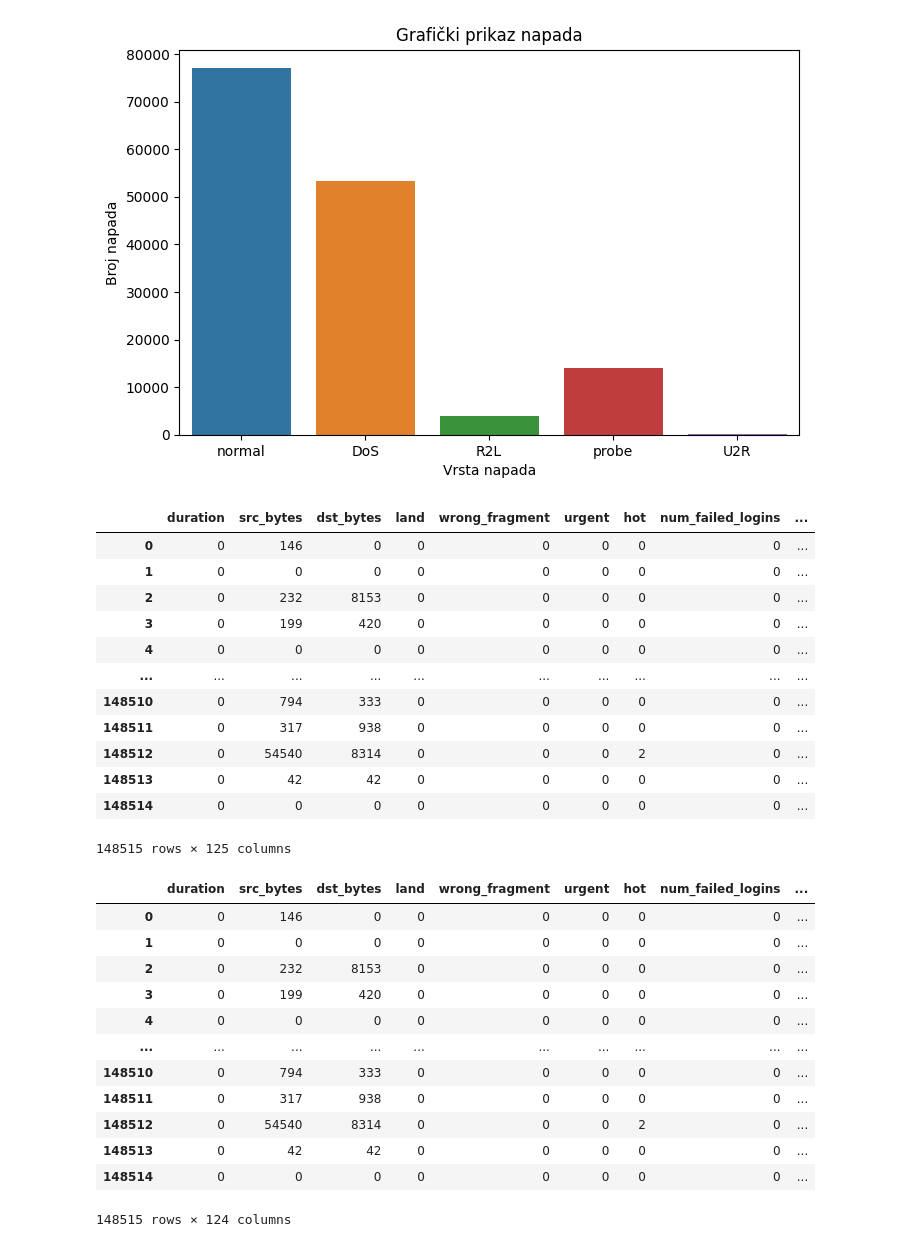
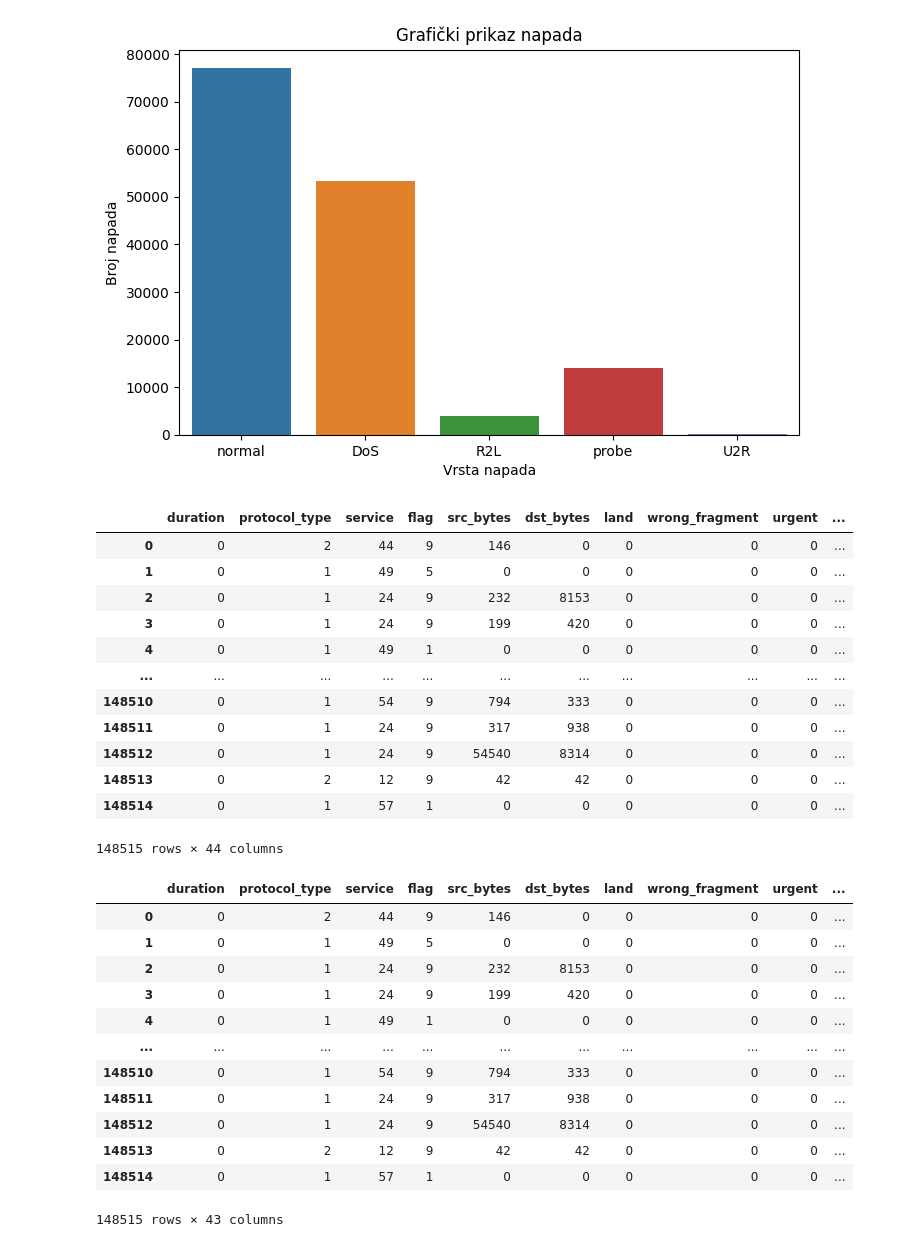
Before and after one commit to ShadowMend/zavrsni_rad, a Jupyter notebook: prediction_model.ipynb, the cells around one changed output. Saved outputs shown, nothing was run; the diff lists cells and outputs as text; code cells hidden in the pictures.

```diff
--- a/prediction_model.ipynb
+++ b/prediction_model.ipynb
@@ -307,47 +345,61 @@ Text(0, 0.5, 'Broj napada')
 # %%
 #početak modeliranja
 #stupce čiji podaci nisu numeričkog tipa će se dekodirati pomoću dummies
+#alternativni nacin je kodiranje vrijednosti pomocu label encoder objekta u vrijednosti 1 - n
+
+from sklearn.preprocessing import LabelEncoder
+
 to_encode = ['protocol_type', 'service', 'flag']
-encode = pd.get_dummies(df[to_encode], dtype=int)
-df = df.join(encode)
 
-for i in to_encode:
-    df.drop(i, axis=1, inplace=True)
+le = LabelEncoder()
+
+df[to_encode] = df[to_encode].apply(LabelEncoder().fit_transform)
+
+#encode = pd.get_dummies(df[to_encode], dtype=int)
+#df = df.join(encode)
+#for i in to_encode:
+#    df.drop(i, axis=1, inplace=True)
 
 df
 # %% [output]
-|  | duration | src_bytes | dst_bytes | land | wrong_fragment | urgent | hot | num_failed_logins | ... |
-| 0 | 0 | 146 | 0 | 0 | 0 | 0 | 0 | 0 | ... |
-| 1 | 0 | 0 | 0 | 0 | 0 | 0 | 0 | 0 | ... |
-| 2 | 0 | 232 | 8153 | 0 | 0 | 0 | 0 | 0 | ... |
-| 3 | 0 | 199 | 420 | 0 | 0 | 0 | 0 | 0 | ... |
-| 4 | 0 | 0 | 0 | 0 | 0 | 0 | 0 | 0 | ... |
-| ... | ... | ... | ... | ... | ... | ... | ... | ... | ... |
-| 148510 | 0 | 794 | 333 | 0 | 0 | 0 | 0 | 0 | ... |
-| 148511 | 0 | 317 | 938 | 0 | 0 | 0 | 0 | 0 | ... |
-| 148512 | 0 | 54540 | 8314 | 0 | 0 | 0 | 2 | 0 | ... |
-| 148513 | 0 | 42 | 42 | 0 | 0 | 0 | 0 | 0 | ... |
-| 148514 | 0 | 0 | 0 | 0 | 0 | 0 | 0 | 0 | ... |
+|  | duration | protocol_type | service | flag | src_bytes | dst_bytes | land | wrong_fragment | urgent | ... |
+| 0 | 0 | 2 | 44 | 9 | 146 | 0 | 0 | 0 | 0 | ... |
+| 1 | 0 | 1 | 49 | 5 | 0 | 0 | 0 | 0 | 0 | ... |
+| 2 | 0 | 1 | 24 | 9 | 232 | 8153 | 0 | 0 | 0 | ... |
+| 3 | 0 | 1 | 24 | 9 | 199 | 420 | 0 | 0 | 0 | ... |
+| 4 | 0 | 1 | 49 | 1 | 0 | 0 | 0 | 0 | 0 | ... |
+| ... | ... | ... | ... | ... | ... | ... | ... | ... | ... | ... |
+| 148510 | 0 | 1 | 54 | 9 | 794 | 333 | 0 | 0 | 0 | ... |
+| 148511 | 0 | 1 | 24 | 9 | 317 | 938 | 0 | 0 | 0 | ... |
+| 148512 | 0 | 1 | 24 | 9 | 54540 | 8314 | 0 | 0 | 0 | ... |
+| 148513 | 0 | 2 | 12 | 9 | 42 | 42 | 0 | 0 | 0 | ... |
+| 148514 | 0 | 1 | 57 | 1 | 0 | 0 | 0 | 0 | 0 | ... |
-148515 rows × 125 columns
+148515 rows × 44 columns
 # %%
+#grupirani napadi vise ne trebaju pa ih se izbacuje
+#izvorni stupac s napadim se pretvara u binarne vrijednosti 1-napad i 0-lazni napad
+
+#kopiranje trenutnog df-a za viseklasnu predikciju
+df2 = df.copy()
+
 attack_flag = df.attack.map(lambda a: 0 if a == 'normal' else 1)
 df['attack_flag'] = attack_flag
 df.drop(['attack_classes', 'attack'], axis=1, inplace=True)
 df
 # %% [output]
-|  | duration | src_bytes | dst_bytes | land | wrong_fragment | urgent | hot | num_failed_logins | ... |
-| 0 | 0 | 146 | 0 | 0 | 0 | 0 | 0 | 0 | ... |
-| 1 | 0 | 0 | 0 | 0 | 0 | 0 | 0 | 0 | ... |
-| 2 | 0 | 232 | 8153 | 0 | 0 | 0 | 0 | 0 | ... |
-| 3 | 0 | 199 | 420 | 0 | 0 | 0 | 0 | 0 | ... |
-| 4 | 0 | 0 | 0 | 0 | 0 | 0 | 0 | 0 | ... |
-| ... | ... | ... | ... | ... | ... | ... | ... | ... | ... |
-| 148510 | 0 | 794 | 333 | 0 | 0 | 0 | 0 | 0 | ... |
-| 148511 | 0 | 317 | 938 | 0 | 0 | 0 | 0 | 0 | ... |
-| 148512 | 0 | 54540 | 8314 | 0 | 0 | 0 | 2 | 0 | ... |
-| 148513 | 0 | 42 | 42 | 0 | 0 | 0 | 0 | 0 | ... |
-| 148514 | 0 | 0 | 0 | 0 | 0 | 0 | 0 | 0 | ... |
+|  | duration | protocol_type | service | flag | src_bytes | dst_bytes | land | wrong_fragment | urgent | ... |
+| 0 | 0 | 2 | 44 | 9 | 146 | 0 | 0 | 0 | 0 | ... |
+| 1 | 0 | 1 | 49 | 5 | 0 | 0 | 0 | 0 | 0 | ... |
+| 2 | 0 | 1 | 24 | 9 | 232 | 8153 | 0 | 0 | 0 | ... |
+| 3 | 0 | 1 | 24 | 9 | 199 | 420 | 0 | 0 | 0 | ... |
+| 4 | 0 | 1 | 49 | 1 | 0 | 0 | 0 | 0 | 0 | ... |
+| ... | ... | ... | ... | ... | ... | ... | ... | ... | ... | ... |
+| 148510 | 0 | 1 | 54 | 9 | 794 | 333 | 0 | 0 | 0 | ... |
+| 148511 | 0 | 1 | 24 | 9 | 317 | 938 | 0 | 0 | 0 | ... |
+| 148512 | 0 | 1 | 24 | 9 | 54540 | 8314 | 0 | 0 | 0 | ... |
+| 148513 | 0 | 2 | 12 | 9 | 42 | 42 | 0 | 0 | 0 | ... |
+| 148514 | 0 | 1 | 57 | 1 | 0 | 0 | 0 | 0 | 0 | ... |
-148515 rows × 124 columns
+148515 rows × 43 columns
 # %%
 #koristit ce se sljedeci algoritmi: Naive Bayes, Knn i decision tree
 # %%
```
Also changed, not shown: parts of 54 cells of this notebook.
